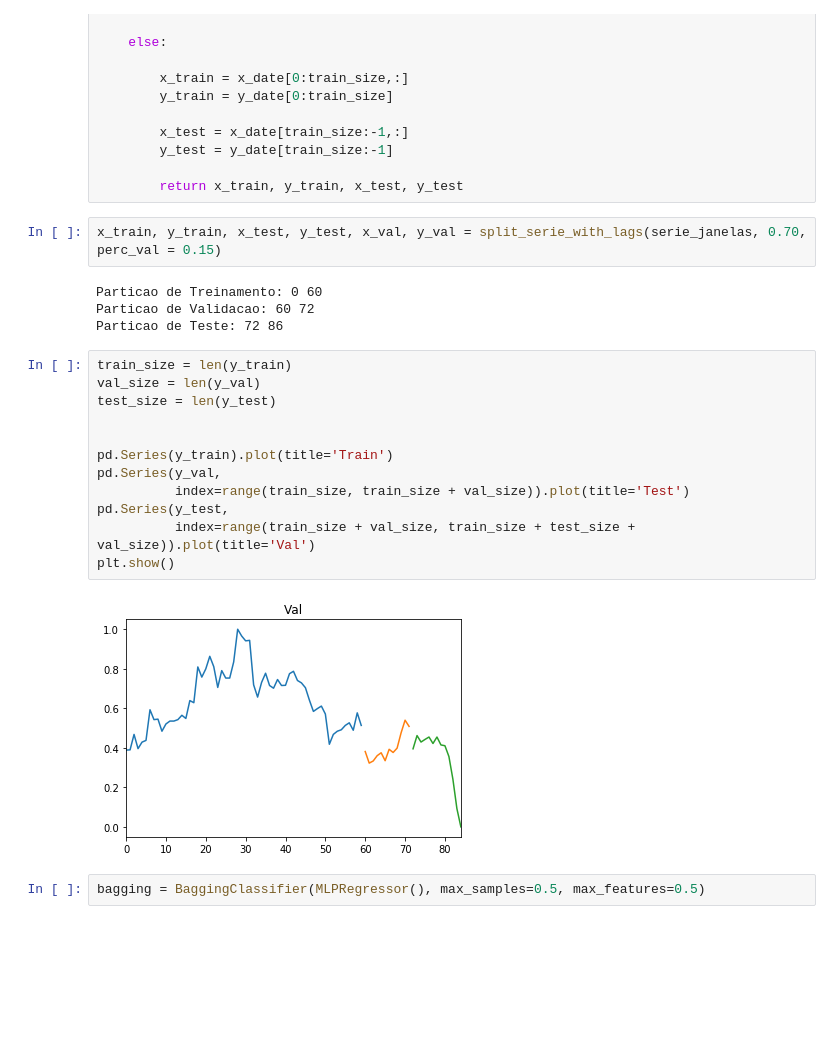
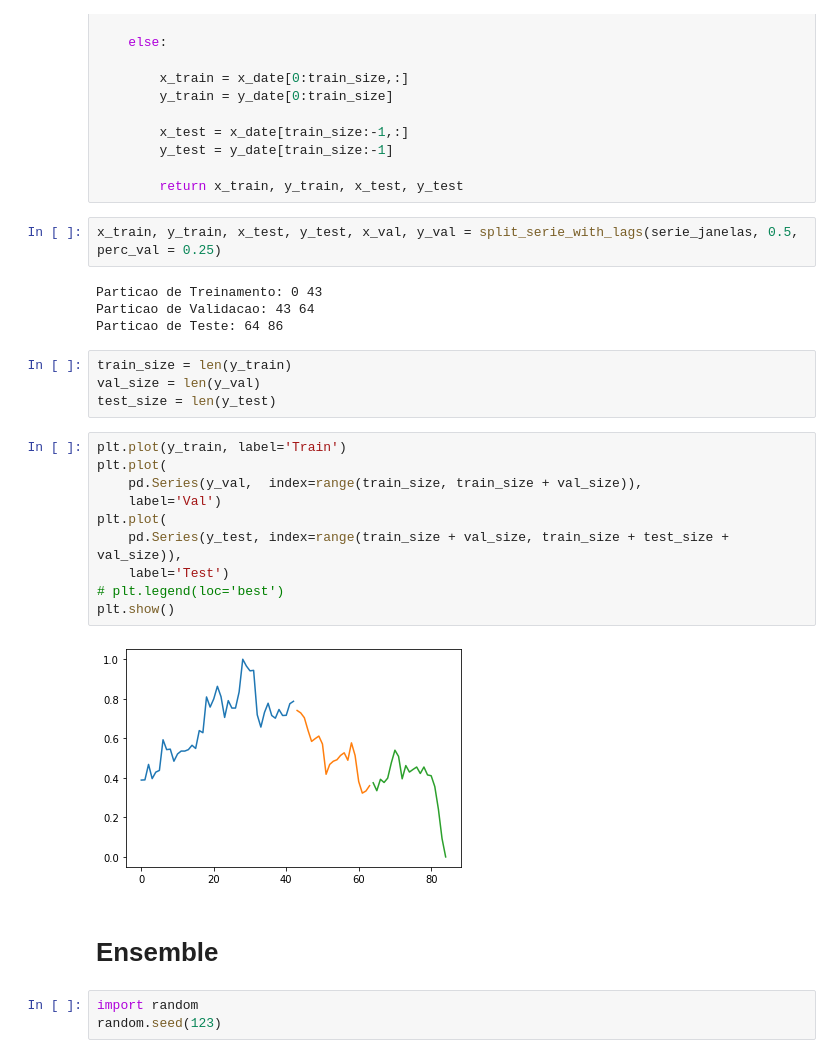
Before and after one commit to jamissonfreitas/IN1167, a Jupyter notebook: ML/emsemble.ipynb, the cells around one changed output. Drawn from its saved outputs; the diff is of its cells as text; blank space fills up the shorter version.

```diff
--- a/ML/emsemble.ipynb
+++ b/ML/emsemble.ipynb
@@ -189,24 +189,29 @@ def split_serie_with_lags(serie, perc_train, perc_val = 0):
 
         return x_train, y_train, x_test, y_test
 # %%
-x_train, y_train, x_test, y_test, x_val, y_val = split_serie_with_lags(serie_janelas, 0.70, perc_val = 0.15)
+x_train, y_train, x_test, y_test, x_val, y_val = split_serie_with_lags(serie_janelas, 0.5, perc_val = 0.25)
 # %% [output]
-Particao de Treinamento: 0 60
-Particao de Validacao: 60 72
-Particao de Teste: 72 86
+Particao de Treinamento: 0 43
+Particao de Validacao: 43 64
+Particao de Teste: 64 86
+# %%
+train_size = len(y_train)
+val_size = len(y_val)
+test_size = len(y_test)
 # %%
-train_size = len(y_train)
-val_size = len(y_val)
-test_size = len(y_test)
-
-
-pd.Series(y_train).plot(title='Train')
-pd.Series(y_val,
-          index=range(train_size, train_size + val_size)).plot(title='Test')
-pd.Series(y_test,
-          index=range(train_size + val_size, train_size + test_size + val_size)).plot(title='Val')
+plt.plot(y_train, label='Train')
+plt.plot(
+    pd.Series(y_val,  index=range(train_size, train_size + val_size)),
+    label='Val')
+plt.plot(
+    pd.Series(y_test, index=range(train_size + val_size, train_size + test_size + val_size)),
+    label='Test')
+# plt.legend(loc='best')
 plt.show()
 # %% [output]
-[figure, old version]
+[figure, new version]
-# %%
-bagging = BaggingClassifier(MLPRegressor(), max_samples=0.5, max_features=0.5)
+# %% [markdown]
+# Ensemble
+# %%
+import random
+random.seed(123)
```
Also changed, not shown: parts of 9 cells of this notebook.
